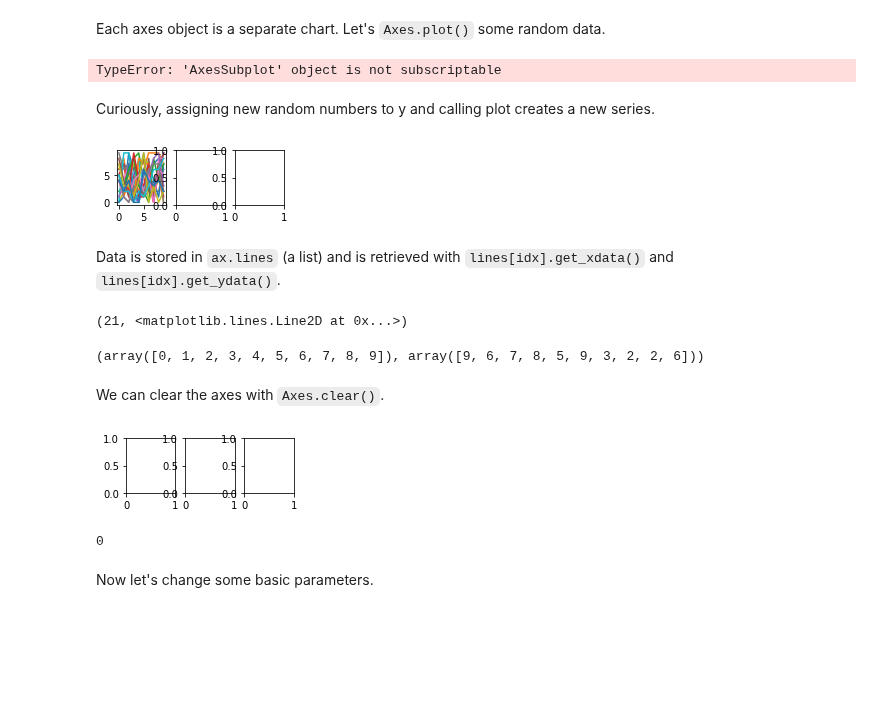
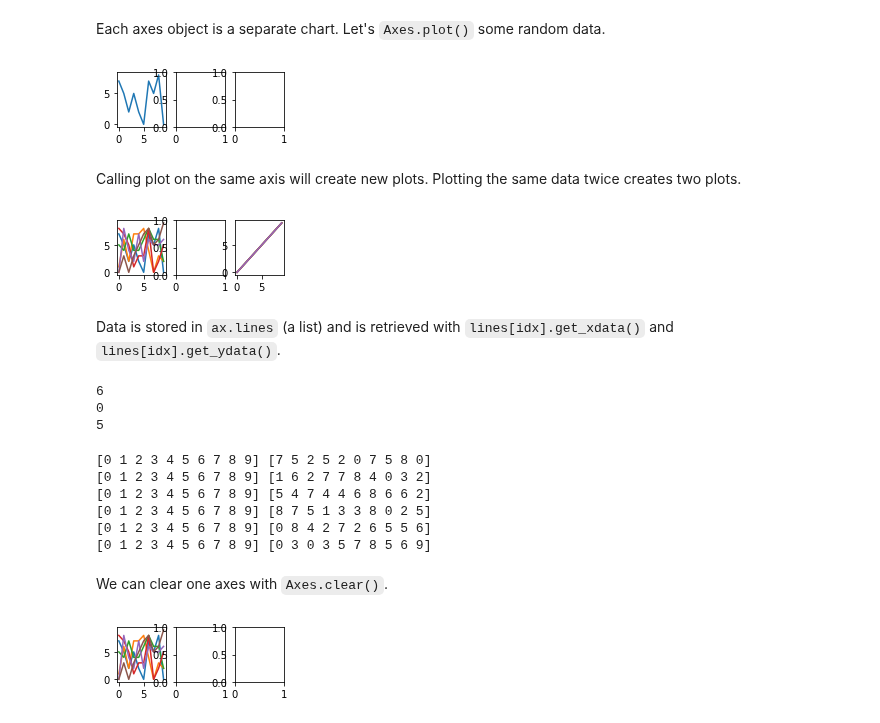
Before and after one commit to mccallion/rory, a Jupyter notebook: _20201030_matplotlib.ipynb, the cells around one changed output. Drawn from its saved outputs; the diff is of its cells as text; code cells hidden in the pictures; blank space fills up the shorter version.

```diff
--- a/_20201030_matplotlib.ipynb
+++ b/_20201030_matplotlib.ipynb
@@ -50,44 +45,45 @@ ax[0].figure
 # %% [markdown]
 Each axes object is a separate chart. Let's `Axes.plot()` some random data.
 # %%
-x = torch.arange(10).tolist()
-y = torch.randint(10,size=(10,)).tolist()
+x = np.arange(10)
+y = np.random.randint(10,size=[10])
 
 ax[0].plot(x,y)
 fig
 # %% [output]
-TypeError: 'AxesSubplot' object is not subscriptable
+[figure, added]
-# %% [markdown]
-Curiously, assigning new random numbers to y and calling plot creates a new series.
-# %%
-for i in range(20):
-    y = torch.randint(10,size=(10,)).tolist()
-    ax[0].plot(x,y)
-fig
-# %% [output]
-[figure, removed]
+# %% [markdown]
+Calling plot on the same axis will create new plots. Plotting the same data twice creates two plots.
+# %%
+# 5 lists of rand ints → ax0; 5 lists of identical sequential ints → ax1
+for i in range(5):
+    ax[0].plot(x, np.random.randint(10,size=[10]))
+    ax[2].plot(x, x)
+fig
+# %% [output]
+[figure, added]
 # %% [markdown]
 Data is stored in `ax.lines` (a list) and is retrieved with `lines[idx].get_xdata()` and `lines[idx].get_ydata()`.
+# %%
+for i in ax: print(len(i.lines))
+# %% [output]
+6
+0
+5
 # %%
 lines = ax[0].lines
-len(lines), lines[0]
+for i in lines: print(i.get_xdata(), i.get_ydata())
 # %% [output]
-(21, <matplotlib.lines.Line2D at 0x...>)
+[0 1 2 3 4 5 6 7 8 9] [7 5 2 5 2 0 7 5 8 0]
+[0 1 2 3 4 5 6 7 8 9] [1 6 2 7 7 8 4 0 3 2]
+[0 1 2 3 4 5 6 7 8 9] [5 4 7 4 4 6 8 6 6 2]
+[0 1 2 3 4 5 6 7 8 9] [8 7 5 1 3 3 8 0 2 5]
+[0 1 2 3 4 5 6 7 8 9] [0 8 4 2 7 2 6 5 5 6]
+[0 1 2 3 4 5 6 7 8 9] [0 3 0 3 5 7 8 5 6 9]
-# %%
-x7,y7 = lines[7].get_xdata() , lines[7].get_ydata()
-x7,y7
-# %% [output]
-(array([0, 1, 2, 3, 4, 5, 6, 7, 8, 9]), array([9, 6, 7, 8, 5, 9, 3, 2, 2, 6]))
 # %% [markdown]
-We can clear the axes with `Axes.clear()`.
+We can clear one axes with `Axes.clear()`.
 # %%
-ax[0].clear()
+ax[2].clear()
 fig
 # %% [output]
-[figure, old version]
+[figure, new version]
-# %%
-len(ax[0].lines)
-# %% [output]
-0
-# %% [markdown]
-Now let's change some basic parameters.
```
Also changed, not shown: parts of 26 cells of this notebook, 3 other files.
